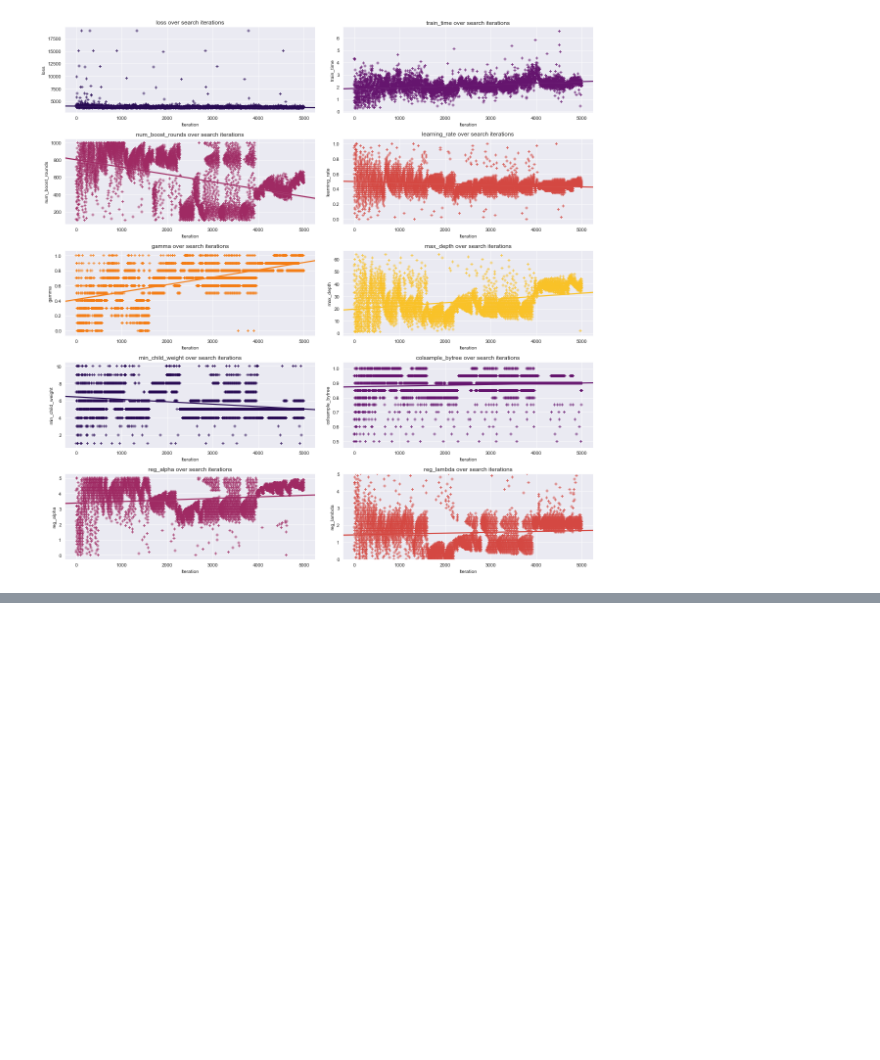
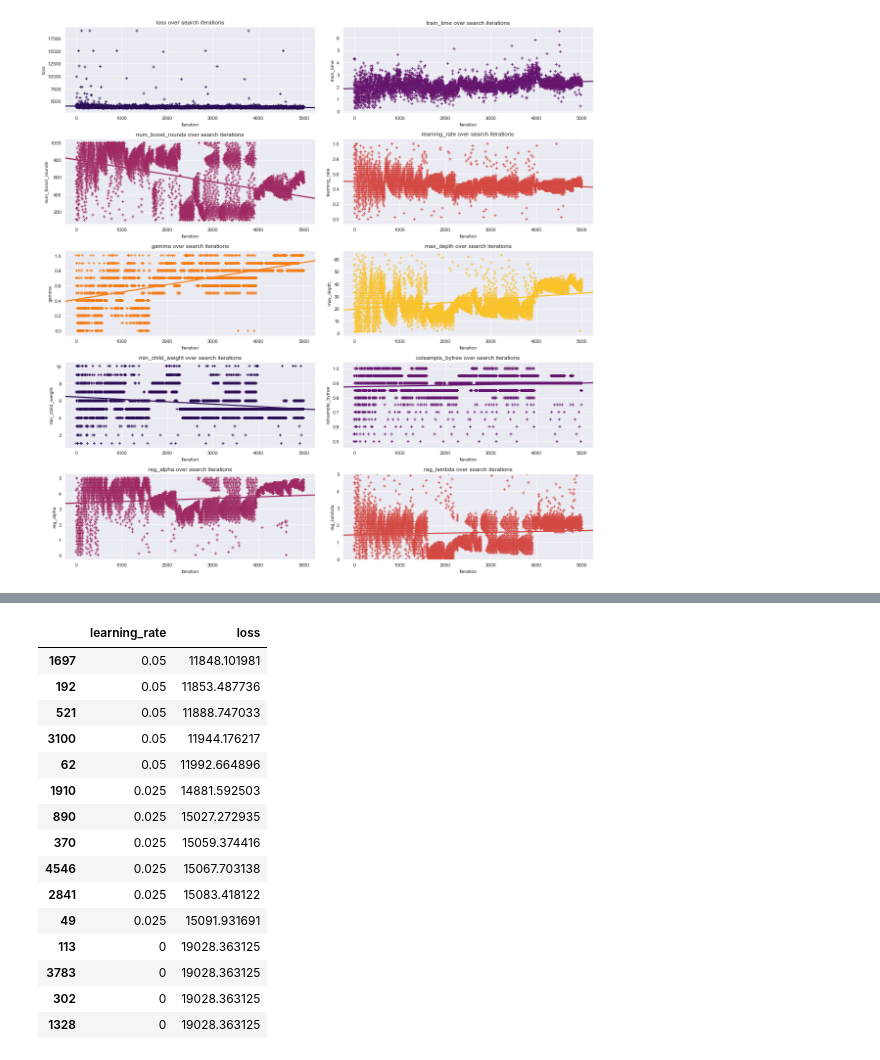
Before and after one commit to marnixkoops/HyperOptimization, a Jupyter notebook: HyperOptimization.ipynb, the cells around one changed output, grey strips where cells are left out. Saved outputs shown, nothing was run; the diff lists cells and outputs as text; code cells hidden in the pictures; blank space fills up the shorter version.

```diff
--- a/HyperOptimization.ipynb
+++ b/HyperOptimization.ipynb
@@ -266,0 +343,21 @@ axs.set_ylim(0,5)
+# %%
+# g(x) 'bad distribution'
+bad = bayes_trials_results_df[['learning_rate', 'loss']].sort_values('loss', ascending=True).tail(15)
+bad
+# %% [output]
+|  | learning_rate | loss |
+| 1697 | 0.05 | 11848.101981 |
+| 192 | 0.05 | 11853.487736 |
+| 521 | 0.05 | 11888.747033 |
+| 3100 | 0.05 | 11944.176217 |
+| 62 | 0.05 | 11992.664896 |
+| 1910 | 0.025 | 14881.592503 |
+| 890 | 0.025 | 15027.272935 |
+| 370 | 0.025 | 15059.374416 |
+| 4546 | 0.025 | 15067.703138 |
+| 2841 | 0.025 | 15083.418122 |
+| 49 | 0.025 | 15091.931691 |
+| 113 | 0 | 19028.363125 |
+| 3783 | 0 | 19028.363125 |
+| 302 | 0 | 19028.363125 |
+| 1328 | 0 | 19028.363125 |
```
Also changed, not shown: parts of 8 cells of this notebook.
